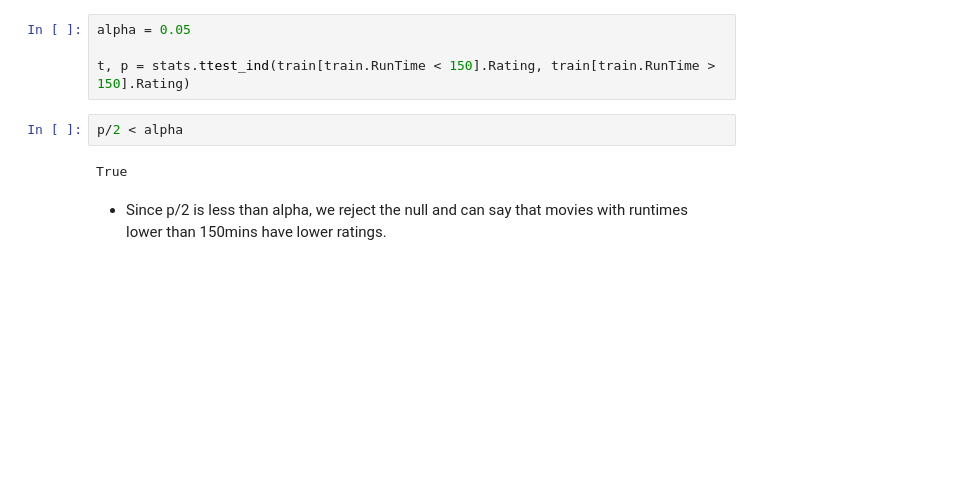
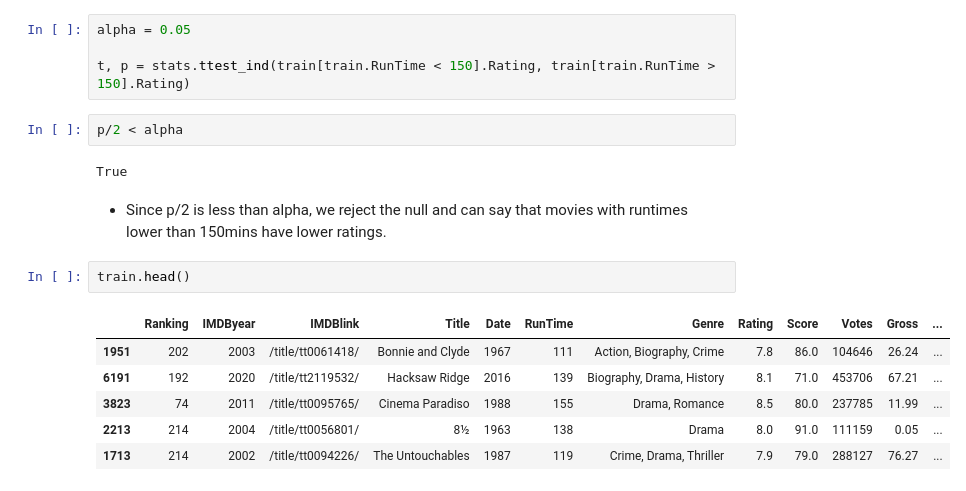
Before and after one commit to mariamnaqvi/predicting-movie-ratings, a Jupyter notebook: first_iteration.ipynb, the cells around one changed output. Cells and saved outputs as stored; diff of their text form; blank space fills up the shorter version.

```diff
--- a/first_iteration.ipynb
+++ b/first_iteration.ipynb
@@ -466,3 +472,12 @@ p/2 < alpha
 True
 # %% [markdown]
 - Since p/2 is less than alpha, we reject the null and can say that movies with runtimes lower than 150mins have lower ratings.
+# %%
+train.head()
+# %% [output]
+|  | Ranking | IMDByear | IMDBlink | Title | Date | RunTime | Genre | Rating | Score | Votes | Gross | ... |
+| 1951 | 202 | 2003 | /title/tt0061418/ | Bonnie and Clyde | 1967 | 111 | Action, Biography, Crime | 7.8 | 86.0 | 104646 | 26.24 | ... |
+| 6191 | 192 | 2020 | /title/tt2119532/ | Hacksaw Ridge | 2016 | 139 | Biography, Drama, History | 8.1 | 71.0 | 453706 | 67.21 | ... |
+| 3823 | 74 | 2011 | /title/tt0095765/ | Cinema Paradiso | 1988 | 155 | Drama, Romance | 8.5 | 80.0 | 237785 | 11.99 | ... |
+| 2213 | 214 | 2004 | /title/tt0056801/ | 8½ | 1963 | 138 | Drama | 8.0 | 91.0 | 111159 | 0.05 | ... |
+| 1713 | 214 | 2002 | /title/tt0094226/ | The Untouchables | 1987 | 119 | Crime, Drama, Thriller | 7.9 | 79.0 | 288127 | 76.27 | ... |
```
Also changed, not shown: parts of 32 cells of this notebook.
